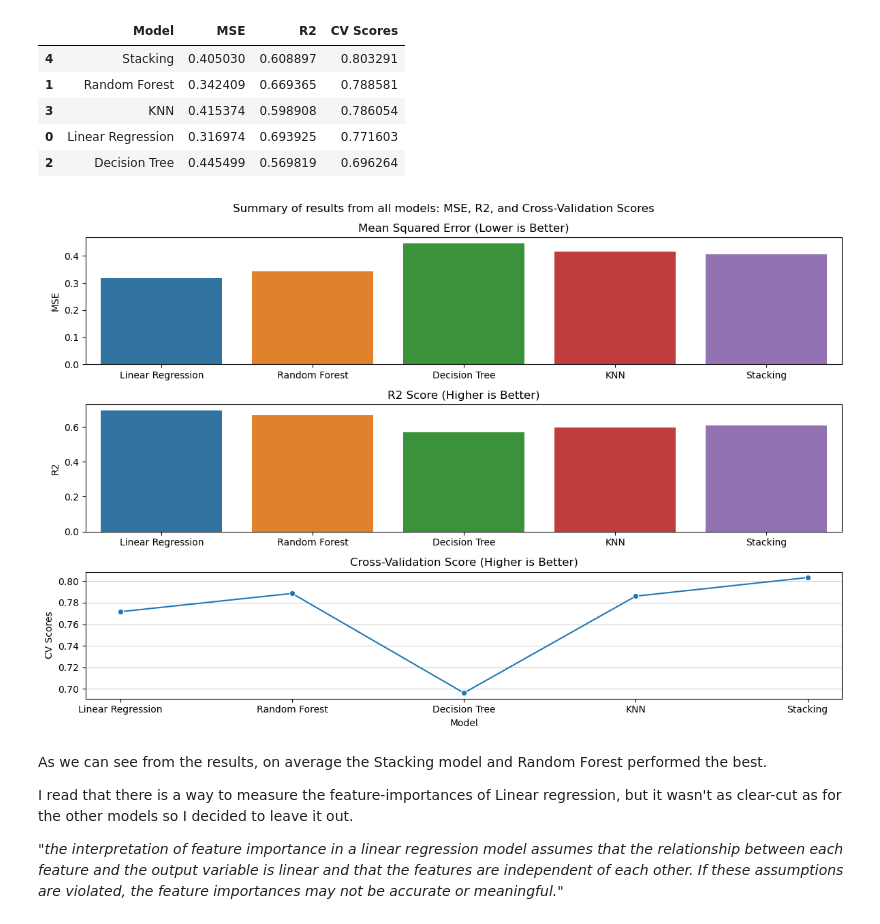
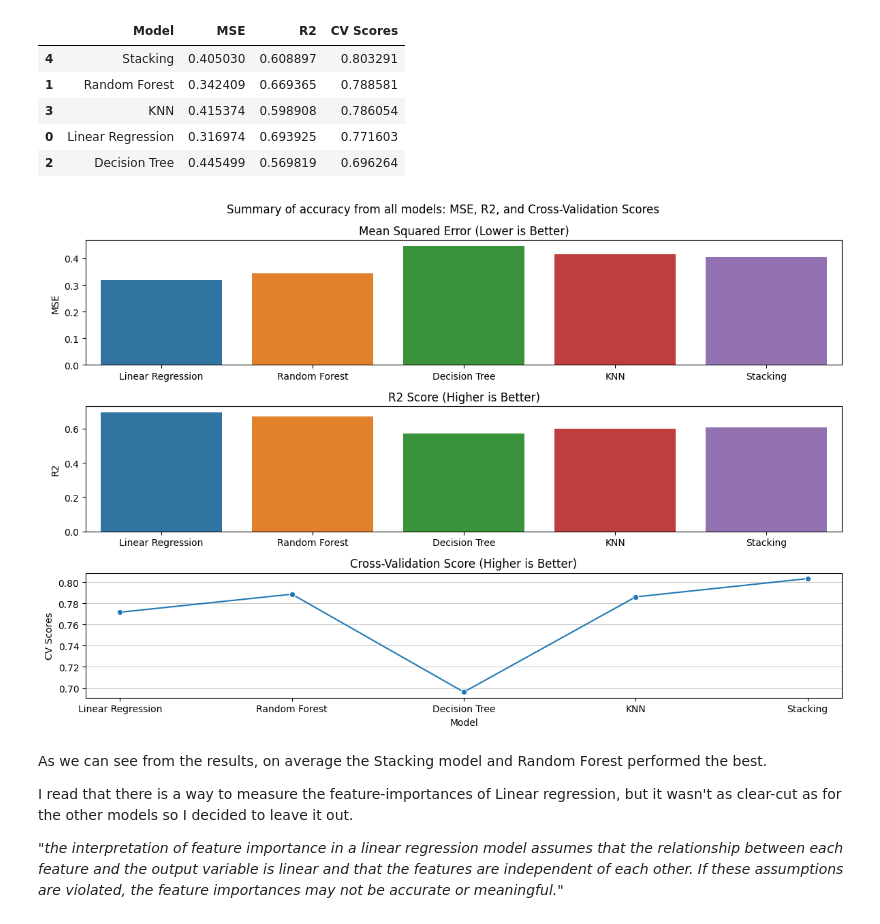
Before and after one commit to CharlieRosander/ML_Exam, a Jupyter notebook: ml_examinering.ipynb, the cells around one changed output. Cells and saved outputs as stored; diff of their text form; code cells hidden in the pictures.

```diff
--- a/ml_examinering.ipynb
+++ b/ml_examinering.ipynb
@@ -640,34 +637,34 @@ df_results.sort_values(by='CV Scores', ascending=False)
 # %%
 # Plot the CV Scores for each model to compare them in a line chart.
 df_results['MSE'] = df_results['MSE'].astype(float)
 df_results['R2'] = df_results['R2'].astype(float)
 df_results['CV Scores'] = df_results['CV Scores'].astype(float)
 
 plt.figure(figsize=(12, 8))
 
 # MSE plot
 plt.subplot(3, 1, 1)
 sns.barplot(x='Model', y='MSE', data=df_results)
 plt.title('Mean Squared Error (Lower is Better)')
 plt.xlabel('')
 
 # R2 plot
 plt.subplot(3, 1, 2)
 sns.barplot(x='Model', y='R2', data=df_results)
 plt.title('R2 Score (Higher is Better)')
 plt.xlabel('')
 
 # CV Scores plot
 plt.subplot(3, 1, 3)
 sns.lineplot(x='Model', y='CV Scores', data=df_results, sort=False, marker='o')
 plt.title('Cross-Validation Score (Higher is Better)')
 plt.grid(True, which="both", ls="-", linewidth=0.5, color='0.7', axis='y')  # Add horizontal gridlines
 
-plt.suptitle('Summary of results from all models: MSE, R2, and Cross-Validation Scores')  # Add the updated title
+plt.suptitle('Summary of accuracy from all models: MSE, R2, and Cross-Validation Scores')  # Add the updated title
 plt.tight_layout()
 plt.show()
 # %% [output]
-[figure, old version]
+[figure, new version]
 # %% [markdown]
 As we can see from the results, on average the Stacking model and Random Forest performed the best.
 
```
Also changed, not shown: parts of 12 cells of this notebook.
